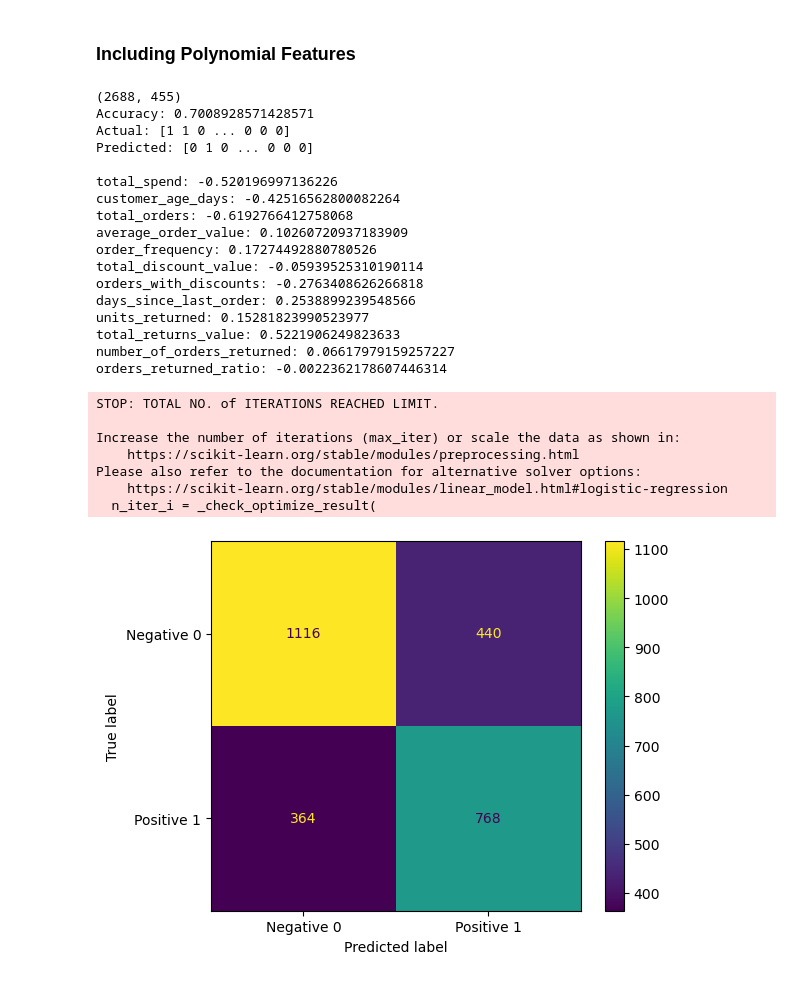
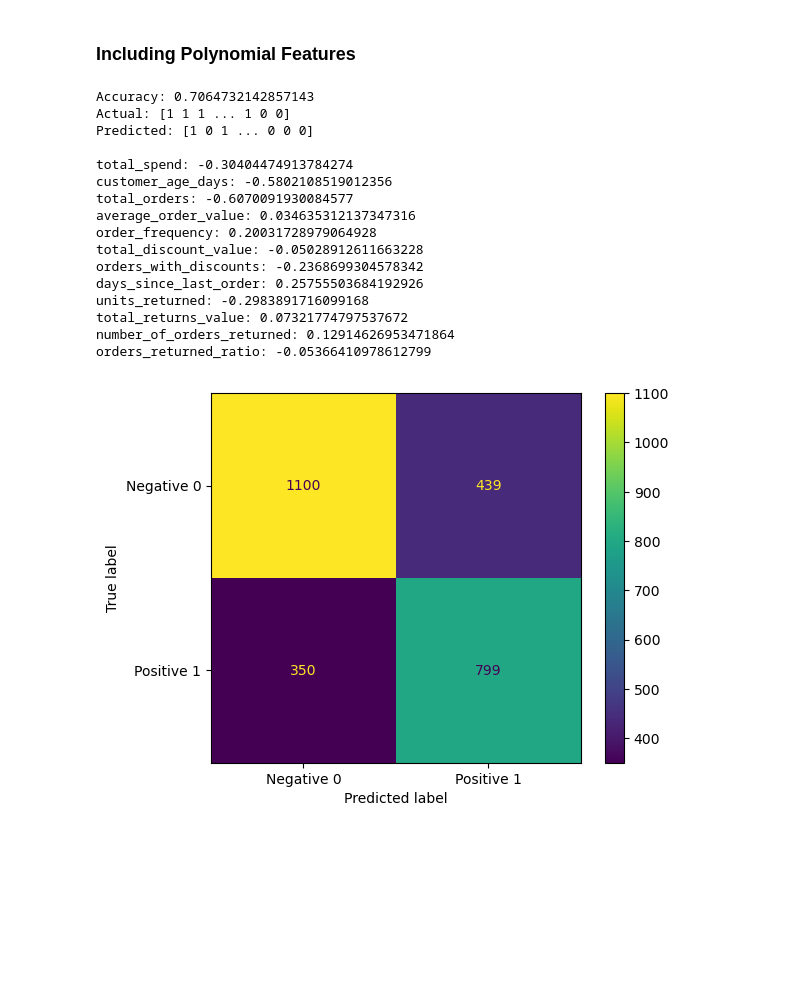
Before and after one commit to Joebrook-123/Online-Retail-Customer-Churn, a Jupyter notebook: Data Processing.ipynb, the cells around one changed output. Drawn from its saved outputs; the diff is of its cells as text; code cells hidden in the pictures; blank space fills up the shorter version.

Commit message:
Initial results for logistic regression

```diff
--- a/Data Processing.ipynb
+++ b/Data Processing.ipynb
@@ -207,6 +206,6 @@ boxplots(df, features)
 [figure]
 # %%
 # Remove extreme outliers
-df = df[df['total_spend'] < df['total_spend'].quantile(0.99)]
+df_clean = df[df['total_spend'] < df['total_spend'].quantile(0.99)]
 boxplots(df, features)
 # %% [output]
@@ -216,8 +215,8 @@ boxplots(df, features)
 from sklearn.model_selection import train_test_split
 
 # Convert dataframe into Numpy array
-X = df[features].to_numpy()
-y = df['customer_churned'].to_numpy()
+X = df_clean[features].to_numpy()
+y = df_clean['customer_churned'].to_numpy()
 
 # Split data into train and test
 X_train, X_test, y_train, y_test = train_test_split(X, y, random_state=42, test_size=0.2, shuffle=True)
@@ -292,39 +291,35 @@ orders_returned_ratio: -0.0022362178607446314
 # %%
 poly = PolynomialFeatures(degree=3)
 
-X_train_poly = poly.fit_transform(X_train)
-print(X_train_poly.shape)
+def transform(X):
+    X_poly = poly.fit_transform(X)
+    X_poly_scaled = scaler.fit_transform(X_poly)
 
-X_train_poly = scaler.fit_transform(X_train_poly)
+    return X_poly_scaled
 
-logr_poly = linear_model.LogisticRegression()
+X_train_poly = transform(X_train)
+
+logr_poly = linear_model.LogisticRegression(max_iter=2000)
 logr_poly.fit(X_train_poly, y_train)
 y_pred_poly = logr_poly.predict(X_train_poly)
+y_pred_poly_proba = logr_poly.predict_proba(X_train_poly)[:, 1]
 
 evaluate(y_train, y_pred_poly)
 # %% [output]
-(2688, 455)
-Accuracy: 0.7008928571428571
-Actual: [1 1 0 ... 0 0 0]
-Predicted: [0 1 0 ... 0 0 0]
+Accuracy: 0.7064732142857143
+Actual: [1 1 1 ... 1 0 0]
+Predicted: [1 0 1 ... 0 0 0]
 
-total_spend: -0.520196997136226
-customer_age_days: -0.42516562800082264
-total_orders: -0.6192766412758068
-average_order_value: 0.10260720937183909
-order_frequency: 0.17274492880780526
-total_discount_value: -0.05939525310190114
-orders_with_discounts: -0.2763408626266818
-days_since_last_order: 0.2538899239548566
-units_returned: 0.15281823990523977
-total_returns_value: 0.5221906249823633
-number_of_orders_returned: 0.06617979159257227
-orders_returned_ratio: -0.0022362178607446314
+total_spend: -0.30404474913784274
+customer_age_days: -0.5802108519012356
+total_orders: -0.6070091930084577
+average_order_value: 0.034635312137347316
+order_frequency: 0.20031728979064928
+total_discount_value: -0.05028912611663228
+orders_with_discounts: -0.2368699304578342
+days_since_last_order: 0.25755503684192926
+units_returned: -0.2983891716099168
+total_returns_value: 0.07321774797537672
+number_of_orders_returned: 0.12914626953471864
+orders_returned_ratio: -0.05366410978612799
-STOP: TOTAL NO. of ITERATIONS REACHED LIMIT.
-
-Increase the number of iterations (max_iter) or scale the data as shown in:
-    https://scikit-learn.org/stable/modules/preprocessing.html
-Please also refer to the documentation for alternative solver options:
-    https://scikit-learn.org/stable/modules/linear_model.html#logistic-regression
-  n_iter_i = _check_optimize_result(
-[figure, old version]
+[figure, new version]
```
Also changed, not shown: parts of 10 cells of this notebook, 2 other files.
